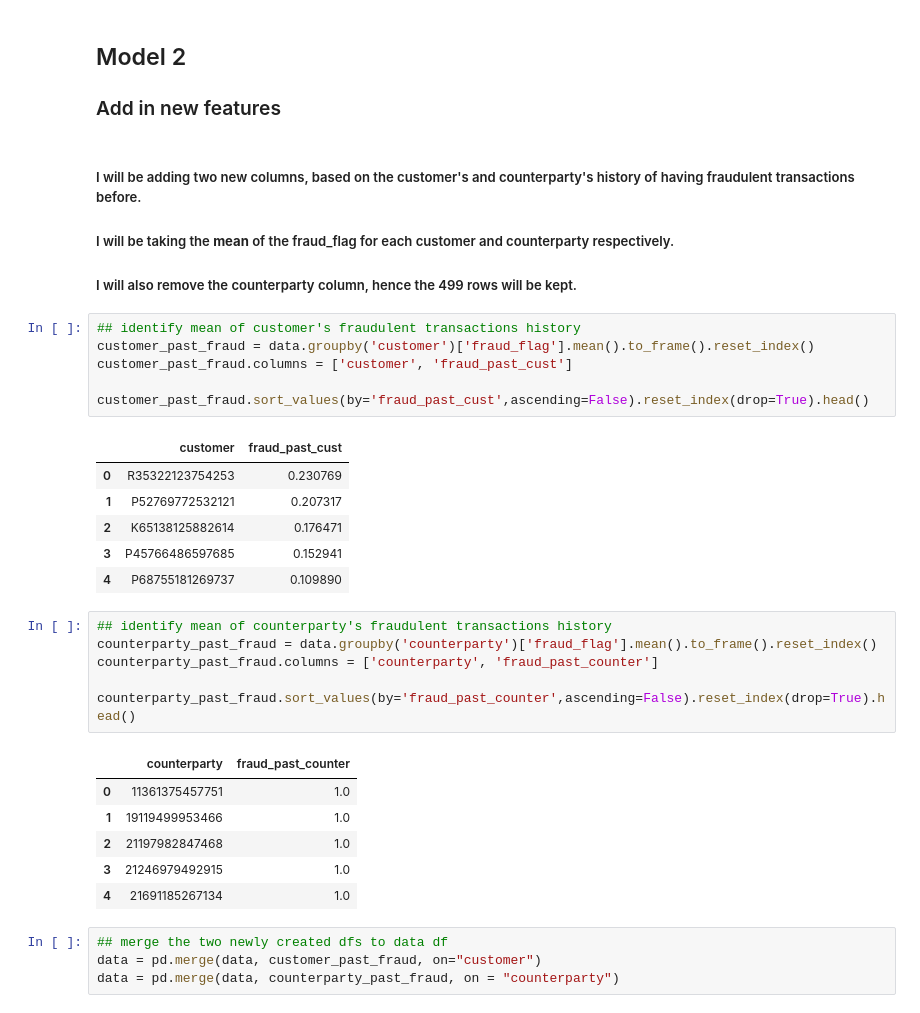
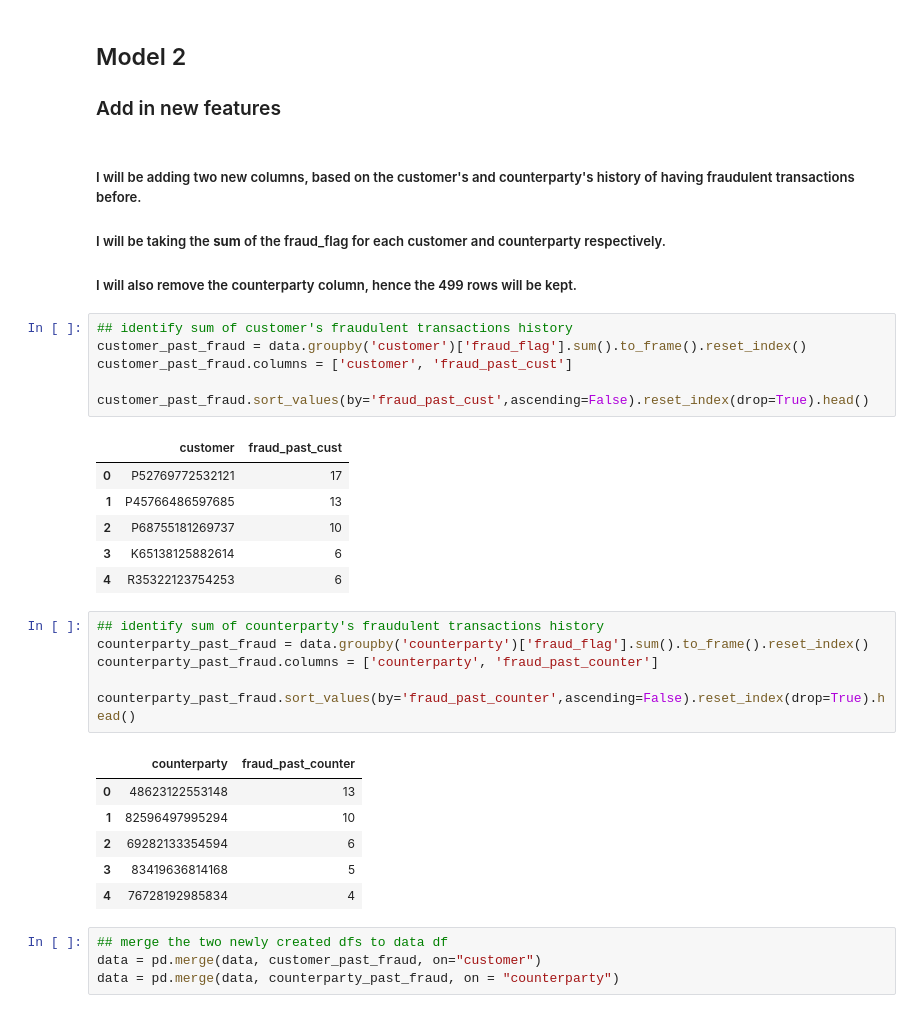
Before and after one commit to bhavesh-chainani/fraud_detection, a Jupyter notebook: bhavesh_silent_eight.ipynb, the cells around one changed output. Saved outputs shown, nothing was run; the diff lists cells and outputs as text.

```diff
--- a/bhavesh_silent_eight.ipynb
+++ b/bhavesh_silent_eight.ipynb
@@ -481,35 +481,35 @@ data.boxplot(column='amount', by='fraud_flag', figsize=(5,6))
 ### Add in new features
 # %% [markdown]
 ##### I will be adding two new columns, based on the customer's and counterparty's history of having fraudulent transactions before.
-##### I will be taking the **mean** of the fraud_flag for each customer and counterparty respectively.
+##### I will be taking the **sum** of the fraud_flag for each customer and counterparty respectively.
 
 ##### I will also remove the counterparty column, hence the 499 rows will be kept.
 # %%
-## identify mean of customer's fraudulent transactions history
-customer_past_fraud = data.groupby('customer')['fraud_flag'].mean().to_frame().reset_index()
+## identify sum of customer's fraudulent transactions history
+customer_past_fraud = data.groupby('customer')['fraud_flag'].sum().to_frame().reset_index()
 customer_past_fraud.columns = ['customer', 'fraud_past_cust']
 
 customer_past_fraud.sort_values(by='fraud_past_cust',ascending=False).reset_index(drop=True).head()
 # %% [output]
 |  | customer | fraud_past_cust |
-| 0 | R35322123754253 | 0.230769 |
-| 1 | P52769772532121 | 0.207317 |
-| 2 | K65138125882614 | 0.176471 |
-| 3 | P45766486597685 | 0.152941 |
-| 4 | P68755181269737 | 0.109890 |
+| 0 | P52769772532121 | 17 |
+| 1 | P45766486597685 | 13 |
+| 2 | P68755181269737 | 10 |
+| 3 | K65138125882614 | 6 |
+| 4 | R35322123754253 | 6 |
 # %%
-## identify mean of counterparty's fraudulent transactions history
-counterparty_past_fraud = data.groupby('counterparty')['fraud_flag'].mean().to_frame().reset_index()
+## identify sum of counterparty's fraudulent transactions history
+counterparty_past_fraud = data.groupby('counterparty')['fraud_flag'].sum().to_frame().reset_index()
 counterparty_past_fraud.columns = ['counterparty', 'fraud_past_counter']
 
 counterparty_past_fraud.sort_values(by='fraud_past_counter',ascending=False).reset_index(drop=True).head()
 # %% [output]
 |  | counterparty | fraud_past_counter |
-| 0 | 11361375457751 | 1.0 |
-| 1 | 19119499953466 | 1.0 |
-| 2 | 21197982847468 | 1.0 |
-| 3 | 21246979492915 | 1.0 |
-| 4 | 21691185267134 | 1.0 |
+| 0 | 48623122553148 | 13 |
+| 1 | 82596497995294 | 10 |
+| 2 | 69282133354594 | 6 |
+| 3 | 83419636814168 | 5 |
+| 4 | 76728192985834 | 4 |
 # %%
 ## merge the two newly created dfs to data df
 data = pd.merge(data, customer_past_fraud, on="customer")
```
Also changed, not shown: parts of 10 cells of this notebook.
